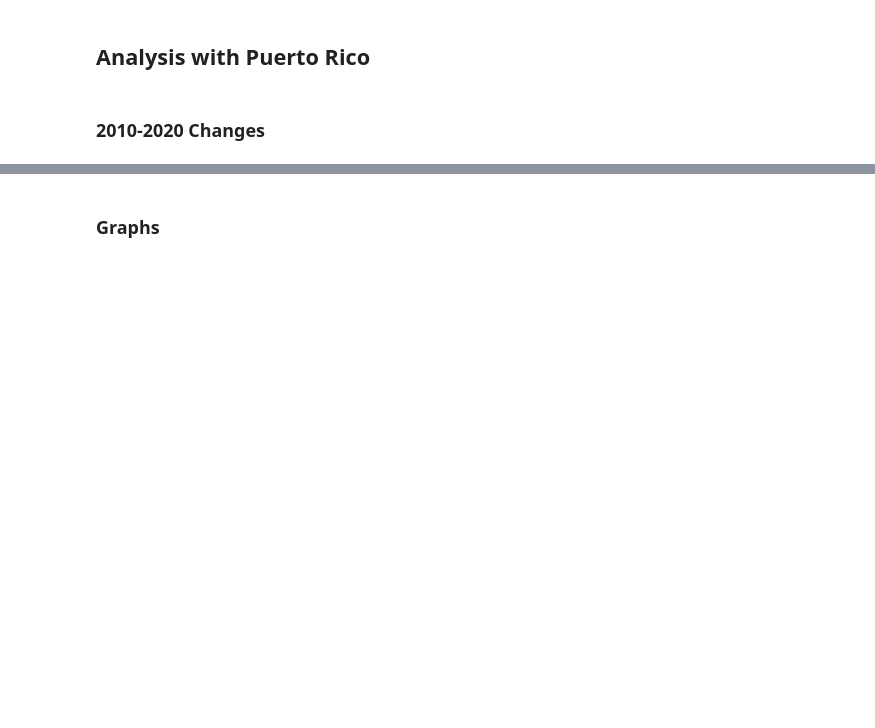
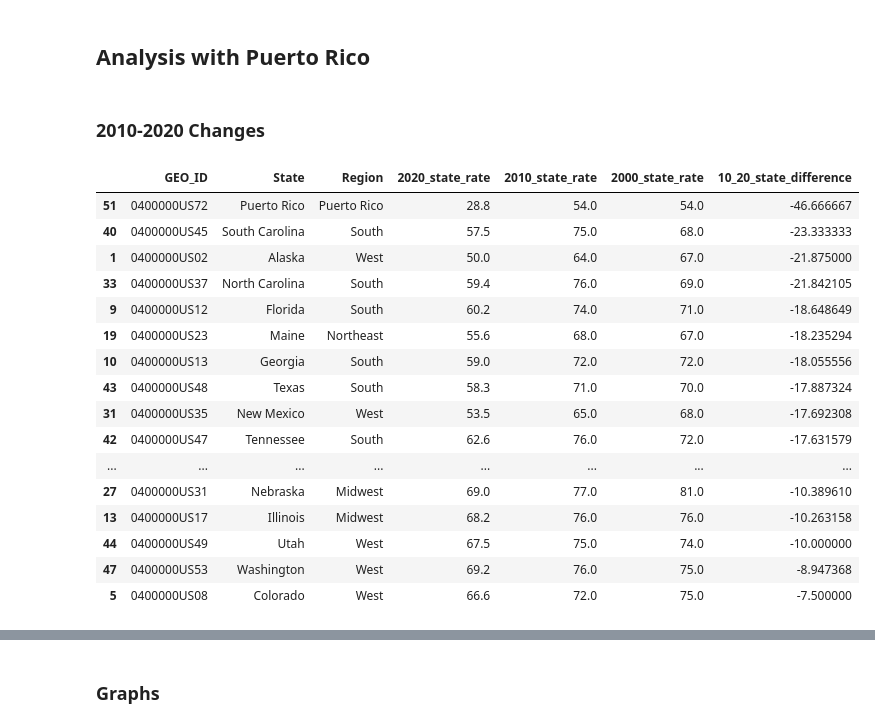
Before and after one commit to tdiffendal/USAT, a Jupyter notebook: census-responses/census_responses_colab.ipynb, the cells around one changed output, grey strips where cells are left out. Saved outputs shown, nothing was run; the diff lists cells and outputs as text; code cells hidden in the pictures; blank space fills up the shorter version.

```diff
--- a/census-responses/census_responses_colab.ipynb
+++ b/census-responses/census_responses_colab.ipynb
@@ -218,0 +358,4 @@ df.county = df.county.str.lstrip()
+# %%
+#check if any nas
+pd.set_option('display.max_rows', 70)
+print(pd.isna(ddf).sum())
@@ -577,6 +677,2 @@ print("1000 lowest tracts comprise", len(lowest) *100 / len(no_pr), "off all tra
 # %% [markdown]
 ### 2010-2020 Changes
-# %%
-# Regional descriptions
-pd.set_option('display.max_rows', None)
-display(no_pr.groupby('Region').describe().round(2).T)
@@ -1511,0 +850,3 @@ tracts.groupby('Region').mean().sort_values(by='10_20_tract_difference', ascendi
+# %%
+pd.set_option('display.max_columns', None)
+npr.groupby('party').describe()
@@ -1640,7 +1255,7 @@ print(sm.OLS(y, X).fit().summary())
 # %%
 ### 2020 linear regressions for each variable
-
-temp = no_pr[["10_20_tract_difference", '2010_tract_rate', '2010_state_rate',
+pd.set_option('display.max_columns', None)
+temp = nprNorm[["10_20_tract_difference", '2010_tract_rate', '2010_state_rate',
  'total_population', 'median_age', 'white_pct', 'black_pct', 'native_pct',
  'asian_pct', 'pacific_pct', 'other_pct', 'two_pct', 'latino_pct',
  'notLatino_pct', 'house_units', 'occupied_pct', 'vacant_pct', 'owner_pct',
@@ -1650,12 +1265,8 @@ temp = no_pr[["10_20_tract_difference", '2010_tract_rate', '2010_state_rate',
 fit_d = {}  # This will hold all of the fit results and summaries
 for col in [x for x in temp.columns if x != '10_20_tract_difference']:
     Y = temp['10_20_tract_difference']
-    # Need to remove the NaN for fit
-    Y = Y[Y.notnull()]
 
     X = temp[col]
-    X = X[X.notnull()]
-
     X = sm.add_constant(X)  # Add a constant to the fit
 
     fit_d[col] = sm.OLS(Y,X).fit()
@@ -1869,3 +1445,23 @@ for col in [x for x in temp.columns if x != '10_20_tract_difference']:
 ## Analysis with Puerto Rico
 # %% [markdown]
 ### 2010-2020 Changes
+# %%
+display(states.sort_values(by='10_20_state_difference'))
+# %% [output]
+|  | GEO_ID | State | Region | 2020_state_rate | 2010_state_rate | 2000_state_rate | 10_20_state_difference |
+| 51 | 0400000US72 | Puerto Rico | Puerto Rico | 28.8 | 54.0 | 54.0 | -46.666667 |
+| 40 | 0400000US45 | South Carolina | South | 57.5 | 75.0 | 68.0 | -23.333333 |
+| 1 | 0400000US02 | Alaska | West | 50.0 | 64.0 | 67.0 | -21.875000 |
+| 33 | 0400000US37 | North Carolina | South | 59.4 | 76.0 | 69.0 | -21.842105 |
+| 9 | 0400000US12 | Florida | South | 60.2 | 74.0 | 71.0 | -18.648649 |
+| 19 | 0400000US23 | Maine | Northeast | 55.6 | 68.0 | 67.0 | -18.235294 |
+| 10 | 0400000US13 | Georgia | South | 59.0 | 72.0 | 72.0 | -18.055556 |
+| 43 | 0400000US48 | Texas | South | 58.3 | 71.0 | 70.0 | -17.887324 |
+| 31 | 0400000US35 | New Mexico | West | 53.5 | 65.0 | 68.0 | -17.692308 |
+| 42 | 0400000US47 | Tennessee | South | 62.6 | 76.0 | 72.0 | -17.631579 |
+| ... | ... | ... | ... | ... | ... | ... | ... |
+| 27 | 0400000US31 | Nebraska | Midwest | 69.0 | 77.0 | 81.0 | -10.389610 |
+| 13 | 0400000US17 | Illinois | Midwest | 68.2 | 76.0 | 76.0 | -10.263158 |
+| 44 | 0400000US49 | Utah | West | 67.5 | 75.0 | 74.0 | -10.000000 |
+| 47 | 0400000US53 | Washington | West | 69.2 | 76.0 | 75.0 | -8.947368 |
+| 5 | 0400000US08 | Colorado | West | 66.6 | 72.0 | 75.0 | -7.500000 |
```
Also changed, not shown: parts of 114 cells of this notebook.
